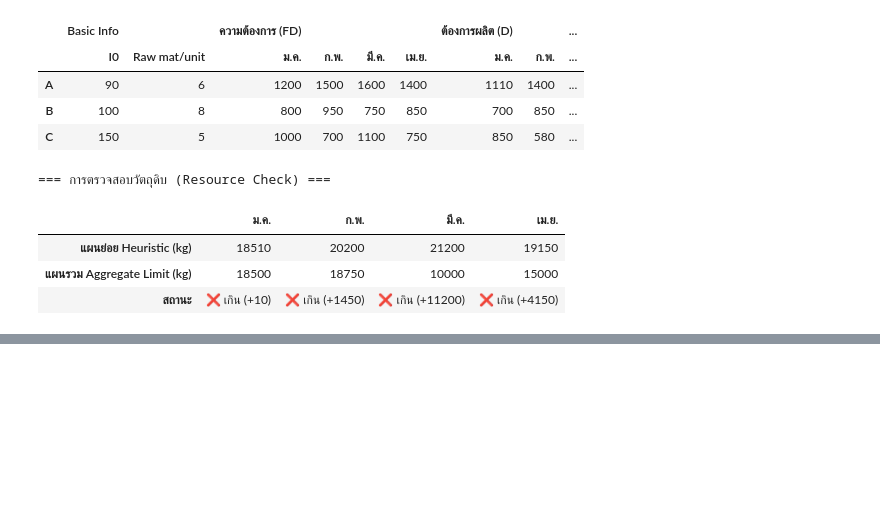
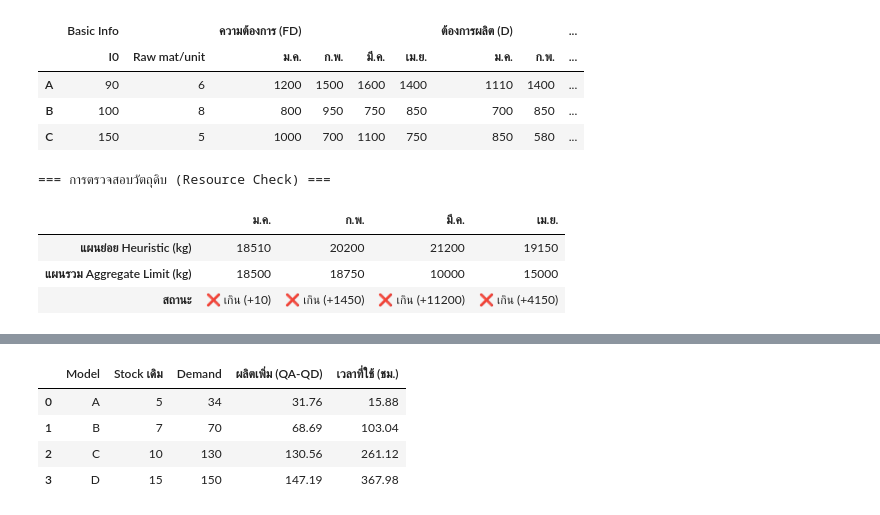
Before and after one commit to alicelouis47/Product_AMI, a Jupyter notebook: 4_main_production.ipynb, the cells around one changed output, grey strips where cells are left out. Drawn from its saved outputs; the diff is of its cells as text; code cells hidden in the pictures; blank space fills up the shorter version.

Commit message:
Update production calculation logic and display results in the main production notebook

```diff
--- a/4_main_production.ipynb
+++ b/4_main_production.ipynb
@@ -428,54 +428,74 @@ display(summary_df)
 import pandas as pd
 
 # ==========================================
-# ส่วนที่ 1: ข้อมูลจากรูปภาพ
+# 1. SETUP DATA (ส่วนแก้ไขข้อมูลนำเข้า)
 # ==========================================
-total_available_hours = 760
-ss_rate = 0.12  # 12% ของความต้องการเฉลี่ย
 
+# กำลังการผลิตรวมที่มี (ชั่วโมง)
+GROSS_CAPACITY_HOURS = 760
+
+# ข้อมูลของแต่ละ Model (สามารถเพิ่ม/ลดรายการใน list ได้)
 data = {
     'Model': ['A', 'B', 'C', 'D'],
-    'I0': [5, 7, 10, 15],              # สินค้าสำรองเริ่มต้น
-    'Demand_Avg': [34, 70, 130, 150],  # ความต้องการเฉลี่ย (ชิ้น/สัปดาห์)
+    'Inventory': [5, 7, 10, 15],      # สินค้าสำรองเริ่มต้น (ชิ้น)
+    'Demand':    [34, 70, 130, 150],  # ความต้องการเฉลี่ย (ชิ้น/สัปดาห์)
     'Prod_Rate': [0.5, 1.5, 2.0, 2.5], # อัตราการผลิต (ชม./ชิ้น)
-    'Setup_Time': [3, 2, 4, 3]         # Setup Time (ชม.)
+    'Setup_Time': [3, 2, 4, 3]        # เวลาตั้งเครื่อง (ชม.)
 }
 
+# สร้าง DataFrame
 df = pd.DataFrame(data)
 
 # ==========================================
-# ส่วนที่ 2: ขั้นตอนการคำนวณ
+# 2. CALCULATION (ส่วนคำนวณ)
 # ==========================================
 
-# 1. คำนวณ Safety Stock (SS)
-df['SS'] = df['Demand_Avg'] * ss_rate
+# 4.1 คำนวณกำลังการผลิตจริง (Pt)
+total_setup_time = df['Setup_Time'].sum()
+net_capacity_pt = GROSS_CAPACITY_HOURS - total_setup_time
 
-# 2. คำนวณหาค่า r (Common Run-out Time)
-# จากสมการ: Sum(Setup) + Sum(Q * Prod_Rate) = Total_Hours
-# แทนค่า Q = (r * D) + SS - I0
-sum_setup = df['Setup_Time'].sum()
-sum_weighted_demand = (df['Demand_Avg'] * df['Prod_Rate']).sum()
-sum_weighted_diff = ((df['SS'] - df['I0']) * df['Prod_Rate']).sum()
+# คำนวณหน่วยชั่วโมงสำหรับ Demand และ Inventory เพื่อหาค่า r
+df['Demand_Hours'] = df['Demand'] * df['Prod_Rate']
+df['Inv_Hours'] = df['Inventory'] * df['Prod_Rate']
 
-r = (total_available_hours - sum_setup - sum_weighted_diff) / sum_weighted_demand
+sum_demand_hours = df['Demand_Hours'].sum()
+sum_inv_hours = df['Inv_Hours'].sum()
 
-# 3. คำนวณปริมาณการผลิต Q_it
-df['Q_calc'] = (r * df['Demand_Avg']) + df['SS'] - df['I0']
-df['Q_final'] = df['Q_calc'].round(0).astype(int) # ปัดเศษเป็นจำนวนเต็ม
+# คำนวณค่า r (Run-out Time) หน่วยเป็นสัปดาห์
+# สูตร: r = (เวลาผลิตที่มีจริง + เวลาของสินค้าคงคลังที่มี) / เวลาความต้องการรวม
+r_value = (net_capacity_pt + sum_inv_hours) / sum_demand_hours
 
-# 4. คำนวณ Run-out Time จริงของแต่ละ Model หลังปัดเศษ
-df['Run_out_Time'] = (df['Q_final'] + df['I0'] - df['SS']) / df['Demand_Avg']
+# 4.2 คำนวณปริมาณการผลิต (Production Quantity) และเวลาที่ใช้
+# สูตร: Q = (r * Demand) - Inventory
+df['Production_Qty'] = (r_value * df['Demand']) - df['Inventory']
 
-# 5. คำนวณเวลาที่ใช้จริง (เพื่อตรวจสอบ)
-df['Hours_Used'] = df['Setup_Time'] + (df['Q_final'] * df['Prod_Rate'])
+# ปัดเศษทศนิยม 2 ตำแหน่งตามโจทย์
+df['Production_Qty'] = df['Production_Qty'].round(2)
+
+# คำนวณเวลาที่ใช้ผลิตจริง (Production Hours)
+df['Used_Hours'] = df['Production_Qty'] * df['Prod_Rate']
+df['Used_Hours'] = df['Used_Hours'].round(2)
 
 # ==========================================
-# ส่วนที่ 3: แสดงผลลัพธ์
+# 3. DISPLAY RESULTS (ส่วนแสดงผล)
 # ==========================================
-print(f"--- สรุปแผนการผลิต ---")
-print(f"ค่า Run-out Time เป้าหมาย (r): {r:.4f} สัปดาห์")
-print(f"เวลาที่ใช้ทั้งหมด: {df['Hours_Used'].sum():.2f} / {total_available_hours} ชม.\n")
 
-output_cols = ['Model', 'I0', 'Demand_Avg', 'SS', 'Prod_Rate', 'Setup_Time', 'Q_final', 'Run_out_Time']
-print(df[output_cols].to_string(index=False))
+print(f"--- ผลการคำนวณ ---")
+print(f"1. เวลารวม (Gross Capacity): {GROSS_CAPACITY_HOURS} ชม.")
+print(f"2. เวลา Setup รวม: {total_setup_time} ชม.")
+print(f"3. กำลังการผลิตจริง (Pt): {net_capacity_pt} ชม.")
+print(f"4. ค่า r (Run-out Time): {r_value:.4f} สัปดาห์")
+print("-" * 30)
+print("ตารางสรุปการผลิต:")
+
+# เลือกแสดงเฉพาะคอลัมน์ที่จำเป็น
+output_df = df[['Model', 'Inventory', 'Demand', 'Production_Qty', 'Used_Hours']].copy()
+output_df.columns = ['Model', 'Stock เดิม', 'Demand', 'ผลิตเพิ่ม (QA-QD)', 'เวลาที่ใช้ (ชม.)']
+
+# แสดงตาราง
+display(output_df)
+
+# ตรวจสอบสอบทานเวลาที่ใช้รวม (ควรใกล้เคียง Pt)
+total_used_hours = output_df['เวลาที่ใช้ (ชม.)'].sum()
+print(f"\nรวมเวลาที่ใช้ผลิตทั้งหมด: {total_used_hours:.2f} ชม. (เทียบกับ Pt: {net_capacity_pt})")
 # %% [output]
@@ -490,0 +509,5 @@ Model  I0  Demand_Avg    SS  Prod_Rate  Setup_Time  Q_final  Run_out_Time
+|  | Model | Stock เดิม | Demand | ผลิตเพิ่ม (QA-QD) | เวลาที่ใช้ (ชม.) |
+| 0 | A | 5 | 34 | 31.76 | 15.88 |
+| 1 | B | 7 | 70 | 68.69 | 103.04 |
+| 2 | C | 10 | 130 | 130.56 | 261.12 |
+| 3 | D | 15 | 150 | 147.19 | 367.98 |
```
Also changed, not shown: parts of 1 cell of this notebook, 1 other file.
